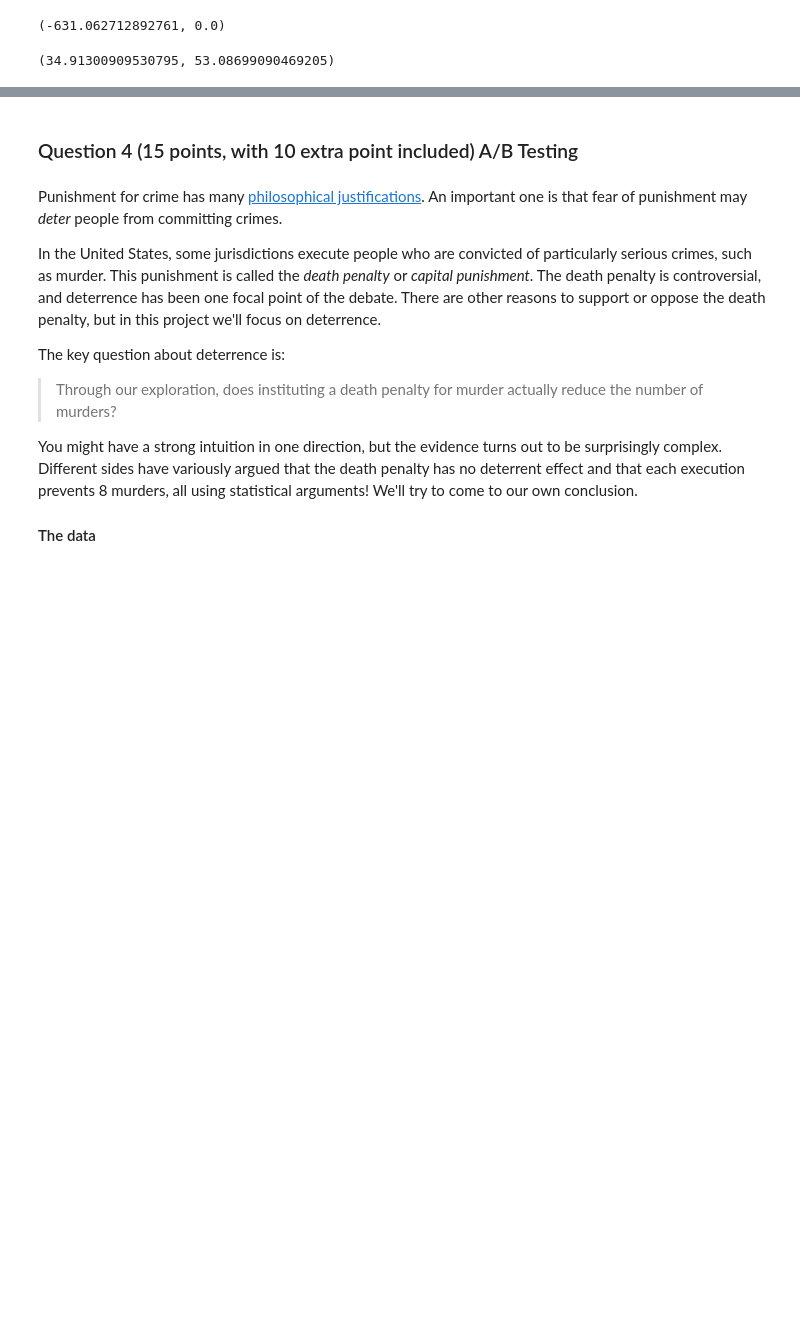
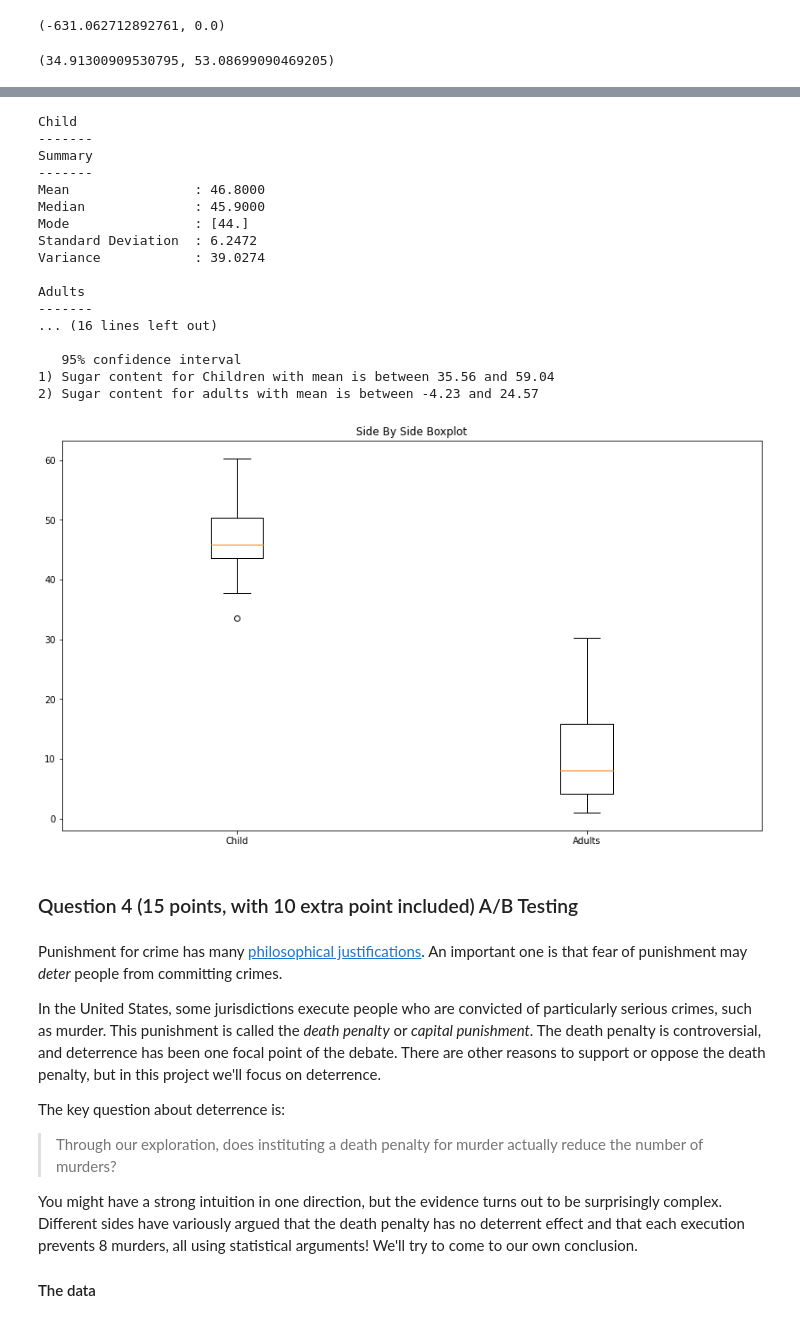
Before and after one commit to nikhil1029/Nikhil_INFO5502_Spring2022, a Jupyter notebook: Assignment_09.ipynb, the cells around one changed output, grey strips where cells are left out. Cells and saved outputs as stored; diff of their text form; code cells hidden in the pictures; blank space fills up the shorter version.

```diff
--- a/Assignment_09.ipynb
+++ b/Assignment_09.ipynb
@@ -87,3 +83,72 @@ In this problem,we will examine the sugar content of several national brands of
+# %%
+# You answer here
+import numpy as np
+import matplotlib.pyplot as plt
+from scipy import stats
+
+child = np.array([40.3, 55.0, 45.7, 43.3, 50.3, 45.9, 53.5, 43.0, 44.2, 44.0, 33.6, 55.1, 48.8,
+                     50.4, 37.8, 60.3, 46.6, 47.4, 44.0])
+adult = np.array([20.0, 30.2, 2.2, 7.5, 4.4, 22.2, 16.6, 14.5, 21.4, 3.3, 10.0, 1.0, 4.4, 1.3, 8.1,
+                  6.6, 7.8, 10.6, 10.6, 16.2, 14.5, 4.1, 15.8, 4.1, 2.4, 3.5, 8.5, 4.7, 18.4])
+
+def summary_stats(data):
+    mean, median, mode, std, var = np.mean(data), np.median(data), stats.mode(data)[0], np.std(data), np.var(data)
+    print('-------')
+    print("Summary")
+    print('-------')
+    print(f"Mean                : {mean:.4f}")
+    print(f"Median              : {median:.4f}")
+    print(f"Mode                : {mode}")
+    print(f"Standard Deviation  : {std:.4f}")
+    print(f"Variance            : {var:.4f}")
+
+print("Child")
+summary_stats(child)
+
+print("\nAdults")
+summary_stats(adult)
+
+print('''\n\n The summary of the statistics states that the average deviation is higher foe adults when compared to children which shows that mean is higher for this when compared to adults.''')
+
+
+plt.figure(figsize = (14, 8))
+plt.boxplot([child, adult], positions = [1, 2], labels = ['Child', 'Adults'])
+plt.title('Side By Side Boxplot')
+plt.show()
+
+print('''Also the box plot for the children is small when compared to adults which shows that there is a big difference in sugar content in adults than children''')
+
+
+print("-----------------------")
+print("95% Confidence Interval")
+print("-----------------------")
+child_95 = stats.norm.interval(0.95, np.mean(child), np.std(child))
+adult_95 = stats.norm.interval(0.95, np.mean(adult), np.std(adult))
+print(f"Child:  {child_95}")
+print(f"Adult   :  {adult_95}")
+
+print("""\n   95% confidence interval
+1) Sugar content for Children with mean is between 35.56 and 59.04
+2) Sugar content for adults with mean is between -4.23 and 24.57 """)
+# %% [output]
+Child
+-------
+Summary
+-------
+Mean                : 46.8000
+Median              : 45.9000
+Mode                : [44.]
+Standard Deviation  : 6.2472
+Variance            : 39.0274
+
+Adults
+-------
+... (16 lines left out)
+
+   95% confidence interval
+1) Sugar content for Children with mean is between 35.56 and 59.04
+2) Sugar content for adults with mean is between -4.23 and 24.57
+[figure, added]
 # %% [markdown]
 ### Question 4 (15 points, with 10 extra point included) A/B Testing
 # %% [markdown]
```
Also changed, not shown: parts of 8 cells of this notebook.
